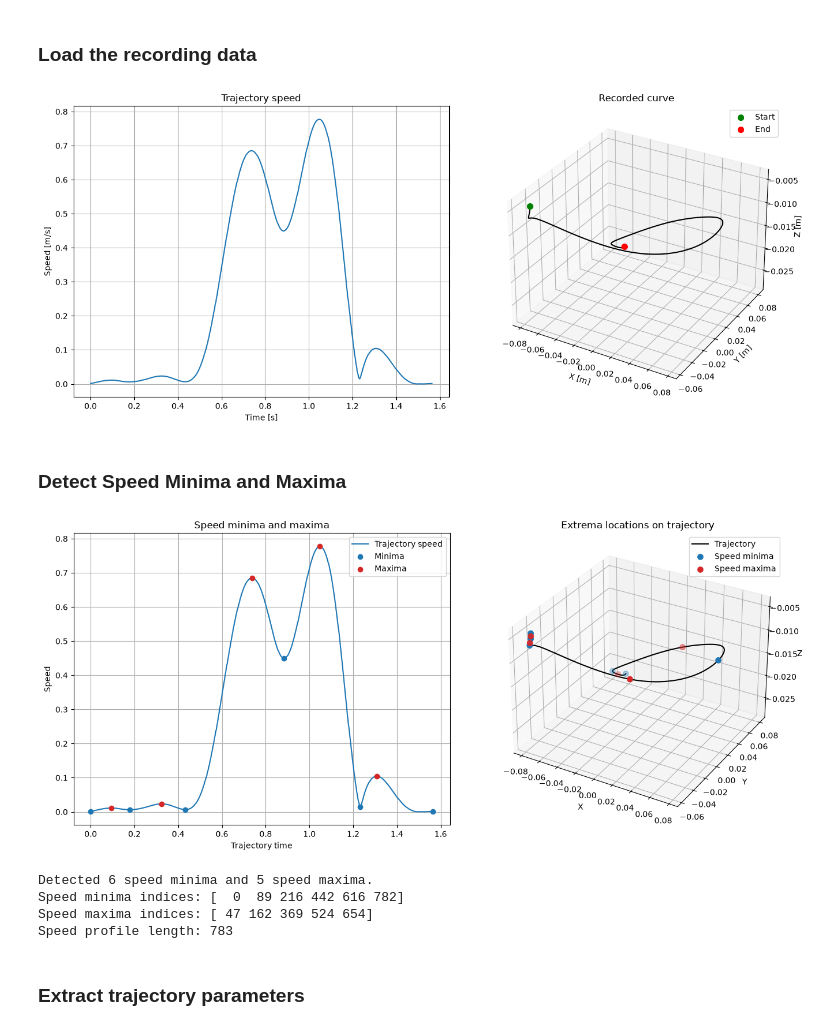
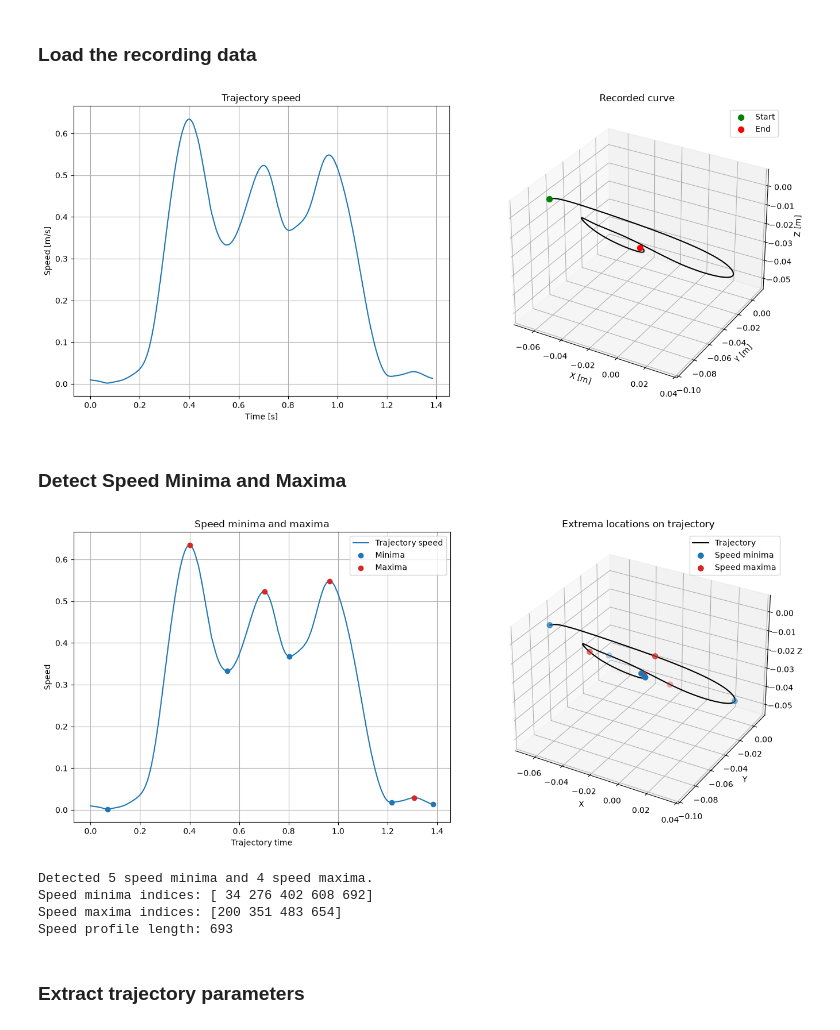
Before and after one commit to Dacu02/master_thesis_data_analysis, a Jupyter notebook: data/framework/extract.ipynb, the cells around one changed output. Cells and saved outputs as stored; diff of their text form; code cells hidden in the pictures.

```diff
--- a/data/framework/extract.ipynb
+++ b/data/framework/extract.ipynb
@@ -23,8 +25,9 @@ from scipy.signal import find_peaks
 # %%
 # ------------------------------------------------------------------ Input files
 # CSV_FILE = Path("/home/ddacunto/Desktop/ros2_ws/recording_csv/NOEMI_BIANCAMANO/CHECK_XY/recording_1.csv")
-CSV_FILE = Path("/home/ddacunto/Desktop/ros2_ws/recording_csv/NOEMI_BIANCAMANO/BURSTc_XY/recording_11.csv")
-YAML_PATHS_FILE = Path("/home/ddacunto/Desktop/ros2_ws/src/unisa_acg_ros2/haptics/haptic_interaction_teach_and_record_demo/config/paths.yaml")
+
+CSV_FILE = Path(f"{SRC_PATH}/../recording_csv/ALESSIA_GUIDA/LETTER_NABLA/recording_17.csv")
+YAML_PATHS_FILE = Path(f"{SRC_PATH}/unisa_acg_ros2/haptics/haptic_interaction_teach_and_record_demo/config/paths.yaml")
 
 TASK = CSV_FILE.parent.name
 
@@ -110,14 +113,14 @@ print(WAYPOINTS)
 # %%
 recording = Recording(
   trajectory=Trajectory(
-    vx  = csv_data['twist_linear_x'].to_numpy(),
-    vy  = csv_data['twist_linear_y'].to_numpy(),
-    vz  = csv_data['twist_linear_z'].to_numpy(),
+    vx  = csv_data[VELOCITY_COLUMNS[0]].to_numpy(),
+    vy  = csv_data[VELOCITY_COLUMNS[1]].to_numpy(),
+    vz  = csv_data[VELOCITY_COLUMNS[2]].to_numpy(),
   ),
   curve=Curve(
-    x   = csv_data['position_x'].to_numpy(),
-    y   = csv_data['position_y'].to_numpy(),
-    z   = csv_data['position_z'].to_numpy(),
+    x   = csv_data[POSITION_COLUMNS[0]].to_numpy(),
+    y   = csv_data[POSITION_COLUMNS[1]].to_numpy(),
+    z   = csv_data[POSITION_COLUMNS[2]].to_numpy(),
   ),
     t   = csv_data['timestamp'].to_numpy()
 )
@@ -135,34 +138,34 @@ ax1.plot(
   recording.trajectory.t,
   recording.trajectory.speed,
   color="tab:blue",
   linewidth=1.5,
 )
 ax1.set_xlabel("Time [s]")
 ax1.set_ylabel("Speed [m/s]")
 ax1.set_title("Trajectory speed")
 ax1.grid(True)
 
 ax2 = fig.add_subplot(1, 2, 2, projection="3d")
 curve_points = np.asarray(recording.curve.points)
 ax2.plot(
   curve_points[:, 0],
   curve_points[:, 1],
   curve_points[:, 2],
   color="black",
   linewidth=1.5,
 )
 ax2.scatter(*curve_points[0], color="green", s=50, label="Start")
 ax2.scatter(*curve_points[-1], color="red", s=50, label="End")
 ax2.set_xlabel("X [m]")
 ax2.set_ylabel("Y [m]")
 ax2.set_zlabel("Z [m]")
 ax2.set_title("Recorded curve")
 ax2.legend()
 
 plt.tight_layout()
 plt.show()
 # %% [output]
-[figure, old version]
+[figure, new version]
 # %% [markdown]
 ### Detect Speed Minima and Maxima
 # %%
@@ -263,11 +266,11 @@ print(f"Speed minima indices: {minima_idx}")
 print(f"Speed maxima indices: {maxima_idx}")
 print(f"Speed profile length: {len(speed)}")
 # %% [output]
-[figure, old version]
+[figure, new version]
-Detected 6 speed minima and 5 speed maxima.
-Speed minima indices: [  0  89 216 442 616 782]
-Speed maxima indices: [ 47 162 369 524 654]
-Speed profile length: 783
+Detected 5 speed minima and 4 speed maxima.
+Speed minima indices: [ 34 276 402 608 692]
+Speed maxima indices: [200 351 483 654]
+Speed profile length: 693
 # %% [markdown]
 ### Extract trajectory parameters
 # %%
```
Also changed, not shown: parts of 15 cells of this notebook, 21 other files.
